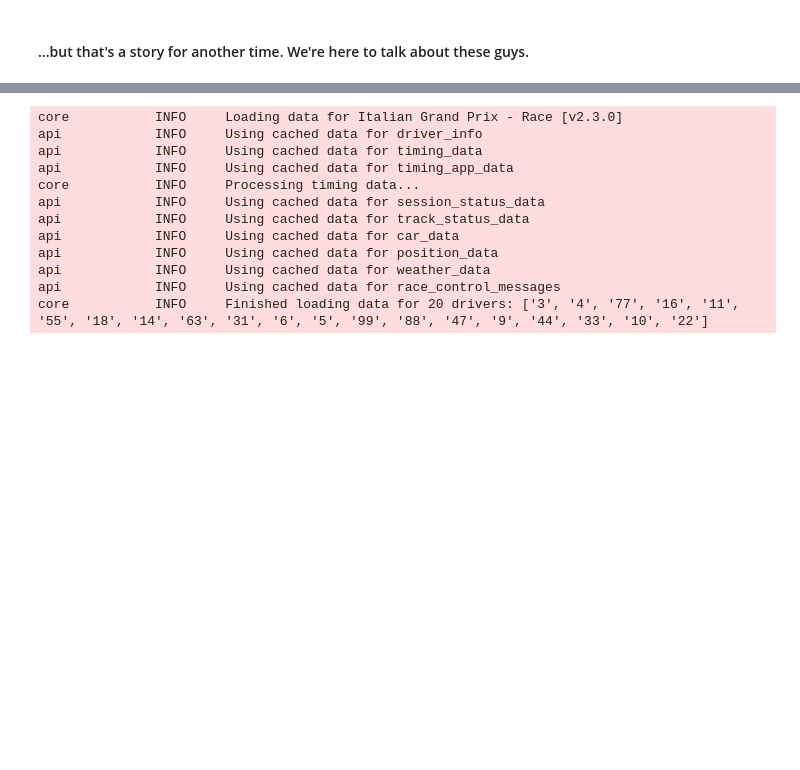
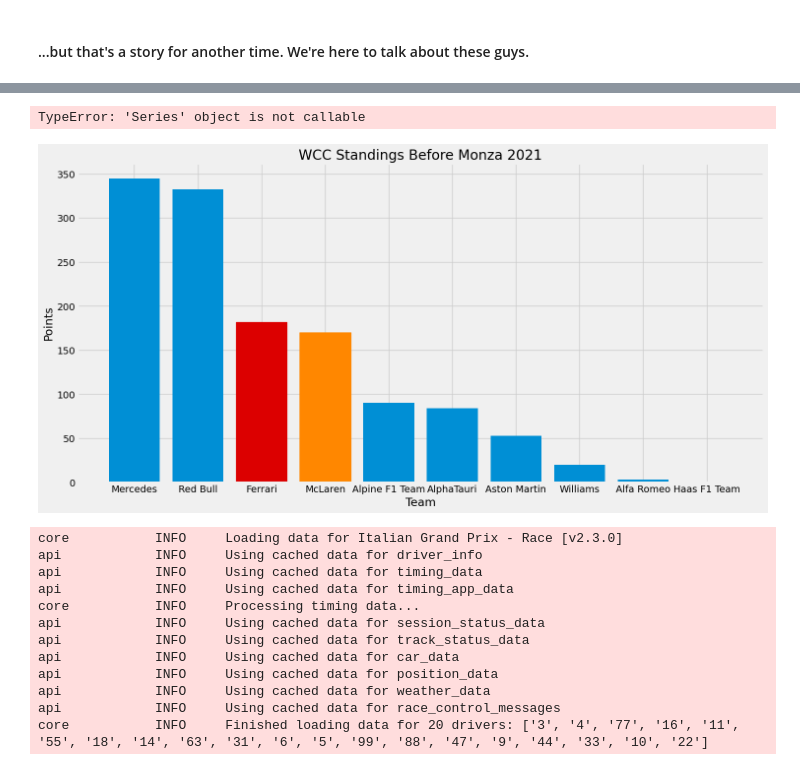
Before and after one commit to orderlogicmachine/f1-pace-analysis, a Jupyter notebook: main.ipynb, the cells around one changed output, grey strips where cells are left out. Cells and saved outputs as stored; diff of their text form; code cells hidden in the pictures; blank space fills up the shorter version.

Commit message:
Managed to get a chart working!

```diff
--- a/main.ipynb
+++ b/main.ipynb
@@ -39,0 +48,12 @@ ff1.Cache.enable_cache('cache')
+# %%
+def get_constructor_standings():
+    url = "https://ergast.com/api/f1/2021/13/constructorStandings.json"
+    response = requests.get(url)
+    data = response.json()
+    drivers_standings = data['MRData']['StandingsTable']['StandingsLists'][0]['ConstructorStandings']  # noqa: E501
+    return drivers_standings
+
+constructor_standings = get_constructor_standings()
+
+con_stan_df = pd.json_normalize(constructor_standings)
+print(con_stan_df)
@@ -40,3 +78,26 @@ ff1.Cache.enable_cache('cache')
+# %%
+team_colors = list()
+for index, team in con_stan_df['Constructor.name']():
+    color = fastf1.plotting.team_color(team['Team'])
+    team_colors.append(color)
+# %% [output]
+TypeError: 'Series' object is not callable
+# %%
+# fig, ax1 = plt.subplots()
+# plt.rcParams['figure.figsize'] = [16, 12]
+# ax1.bar(con_stan_df['Constructor.name'], con_stan_df['points'].astype(float))
+
+plt.style.use('fivethirtyeight')
+plt.figure(figsize = (16, 8))
+bars = plt.bar(con_stan_df['Constructor.name'], con_stan_df['points'].astype(float), linewidth = 1)
+plt.xlabel('Team')
+plt.ylabel('Points')
+plt.title('WCC Standings Before Monza 2021')
+# bars[2].set_color(fastf1.plotting.team_color(con_stan_df['Constructor.name'].iloc[2]))
+bars[2].set_color('#dc0000')
+bars[3].set_color('#ff8700')
+# %% [output]
+[figure, added]
 # %%
 year, grand_prix, session = 2021, 'Monza', 'R'
 
```
Also changed, not shown: parts of 6 cells of this notebook.
